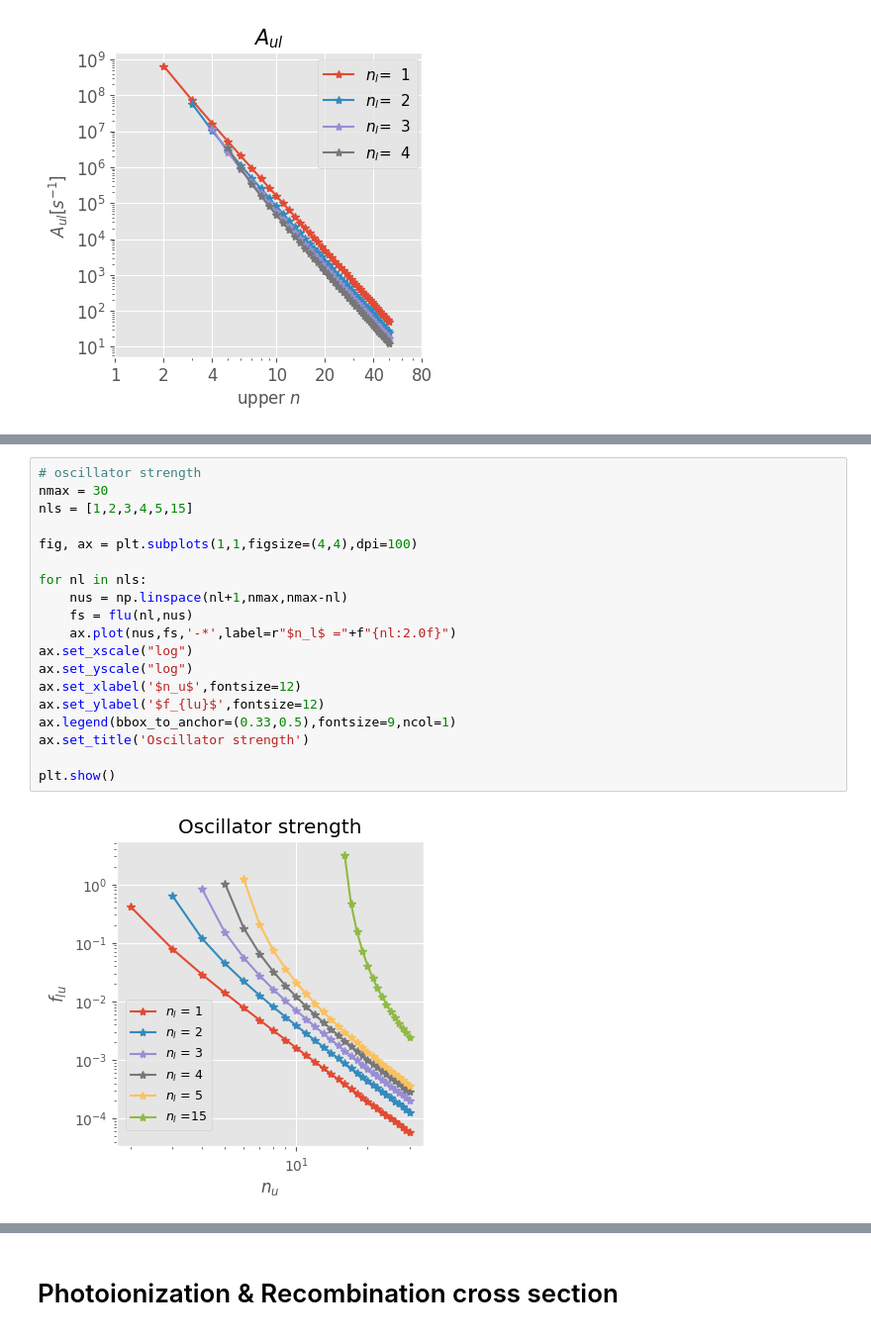
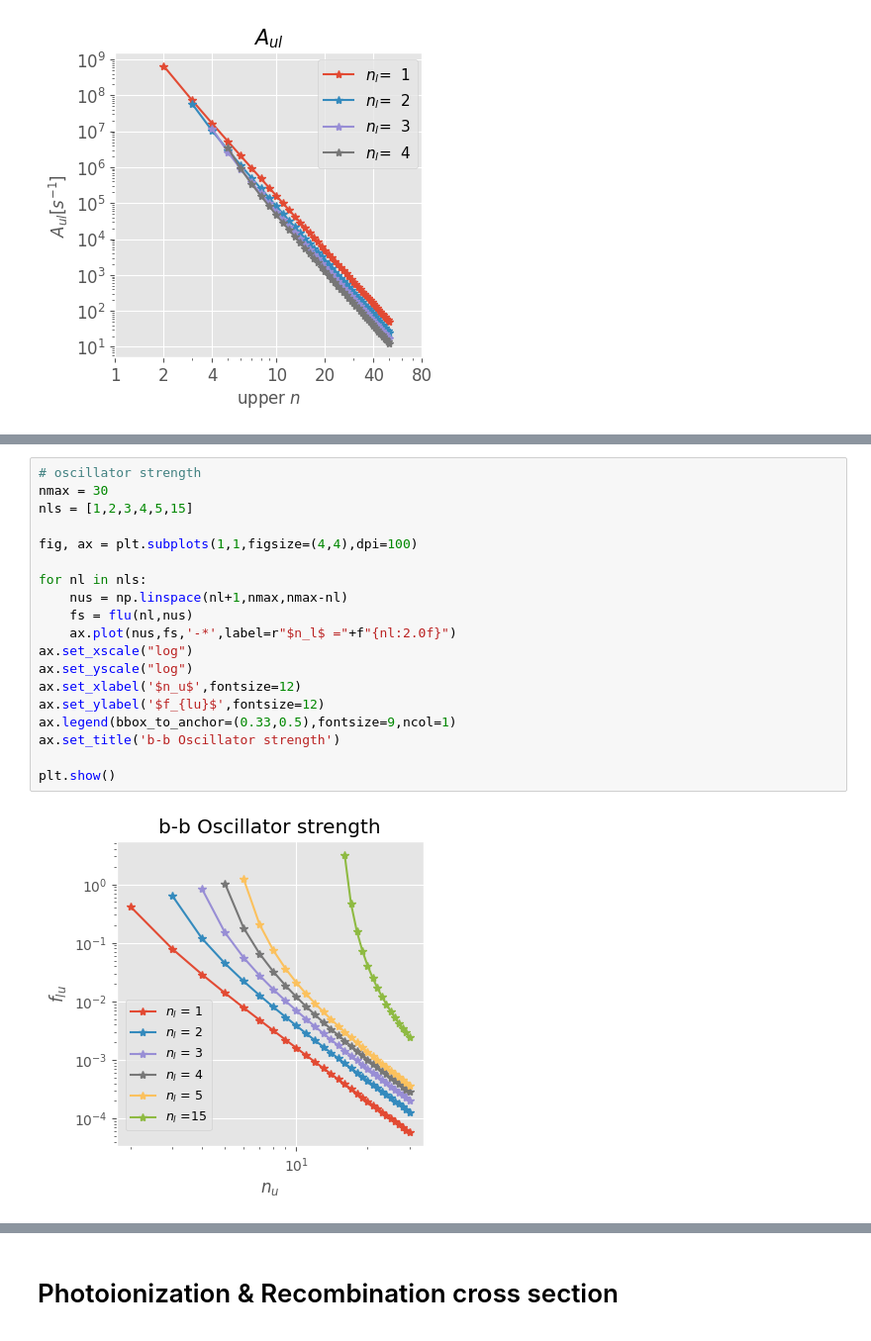
Before and after one commit to kouui/spectra-devcontainer, a Jupyter notebook: notebooks/hydrogen.ipynb, the cells around one changed output, grey strips where cells are left out. Shown at 99% size. Cells and saved outputs as stored; diff of their text form.

```diff
--- a/notebooks/hydrogen.ipynb
+++ b/notebooks/hydrogen.ipynb
@@ -1018,24 +1019,24 @@ ax.legend(bbox_to_anchor=(1, 0),loc='lower right',fontsize=11,ncol=1)
 # %%
 # oscillator strength
 nmax = 30
 nls = [1,2,3,4,5,15]
 
 fig, ax = plt.subplots(1,1,figsize=(4,4),dpi=100)
 
 for nl in nls:
     nus = np.linspace(nl+1,nmax,nmax-nl)
     fs = flu(nl,nus)
     ax.plot(nus,fs,'-*',label=r"$n_l$ ="+f"{nl:2.0f}")
 ax.set_xscale("log")
 ax.set_yscale("log")
 ax.set_xlabel('$n_u$',fontsize=12)
 ax.set_ylabel('$f_{lu}$',fontsize=12)
 ax.legend(bbox_to_anchor=(0.33,0.5),fontsize=9,ncol=1)
-ax.set_title('Oscillator strength')
+ax.set_title('b-b Oscillator strength')
 
 plt.show()
 # %% [output]
-[figure, old version]
+[figure, new version]
 # %%
 #  plot absorption cross section
 nls = [1,2,3,4,5]    #
```
Also changed, not shown: parts of 5 cells of this notebook.
